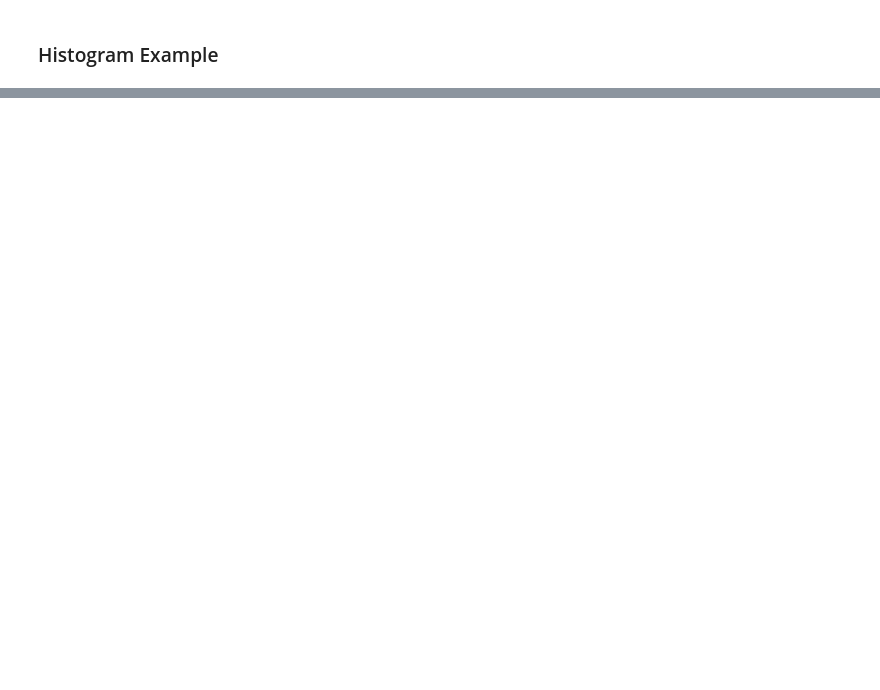
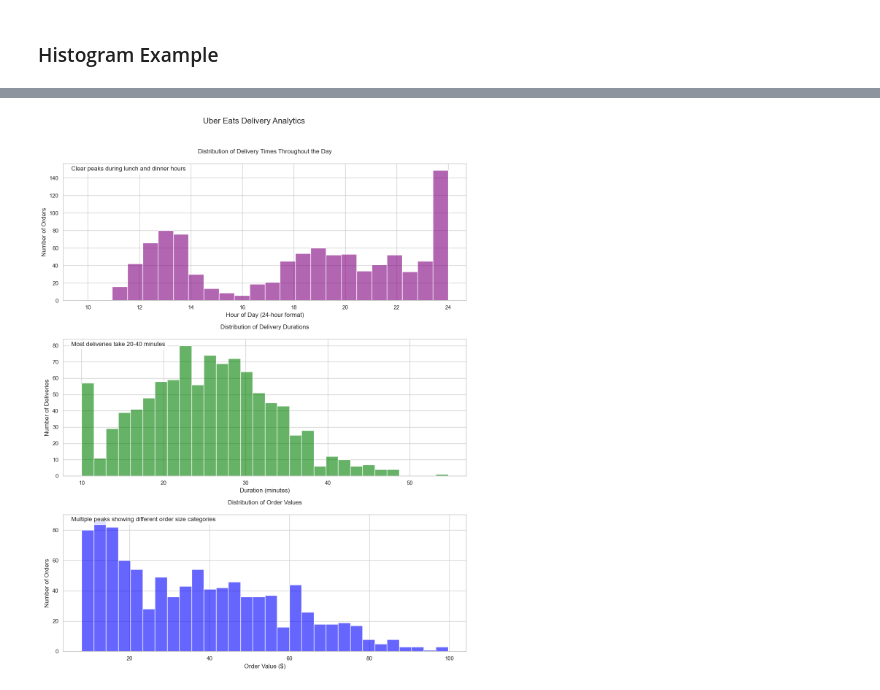
Before and after one commit to ndr3svt/dataScienceLearningExamples, a Jupyter notebook: data_analysis_examples.ipynb, the cells around one changed output, grey strips where cells are left out. Cells and saved outputs as stored; diff of their text form; code cells hidden in the pictures; blank space fills up the shorter version.

```diff
--- a/data_analysis_examples.ipynb
+++ b/data_analysis_examples.ipynb
@@ -119,0 +343,100 @@ plt.show()
+# %%
+import pandas as pd
+import numpy as np
+import seaborn as sns
+import matplotlib.pyplot as plt
+
+# Set random seed for reproducibility
+np.random.seed(42)
+
+# Generate realistic delivery data
+n_deliveries = 999  # Make it divisible by 3
+
+# Create time periods (lunch, dinner, late night)
+lunch_times = np.random.normal(13, 1, n_deliveries // 3)  # Around 1 PM
+dinner_times = np.random.normal(19, 1.5, n_deliveries // 3)  # Around 7 PM
+late_night = np.random.normal(23, 2, n_deliveries // 3)  # Around 11 PM
+
+# Combine all times and ensure they're within 0-24 range
+delivery_times = np.concatenate([lunch_times, dinner_times, late_night])
+delivery_times = np.clip(delivery_times, 0, 24)
+
+# Generate delivery durations (in minutes)
+base_duration = np.random.normal(25, 8, n_deliveries)  # Base delivery time
+traffic_factor = 5 * np.sin(delivery_times * np.pi/12)  # Traffic effect varies by time of day
+weather_factor = np.random.exponential(2, n_deliveries)  # Random weather delays
+total_duration = np.clip(base_duration + traffic_factor + weather_factor, 10, 90)
+
+# Generate order values (adjust sizes to match n_deliveries)
+order_values = np.concatenate([
+    np.random.normal(15, 5, n_deliveries // 3),    # Regular orders
+    np.random.normal(35, 10, n_deliveries // 3),   # Medium orders
+    np.random.normal(60, 15, n_deliveries // 3)    # Large orders
+])
+order_values = np.clip(order_values, 8, 100)  # Minimum $8, Maximum $100
+
+# Create DataFrame
+uber_eats_data = pd.DataFrame({
+    'delivery_time': delivery_times,
+    'duration': total_duration,
+    'order_value': order_values
+})
+
+# Create a figure with three subplots
+fig, (ax1, ax2, ax3) = plt.subplots(3, 1, figsize=(12, 15))
+
+# 1. Delivery Times Histogram
+sns.histplot(data=uber_eats_data, x='delivery_time', bins=24,
+            ax=ax1, color='purple', alpha=0.6)
+ax1.set_title('Distribution of Delivery Times Throughout the Day', pad=20)
+ax1.set_xlabel('Hour of Day (24-hour format)')
+ax1.set_ylabel('Number of Orders')
+ax1.text(0.02, 0.95, 'Clear peaks during lunch and dinner hours',
+         transform=ax1.transAxes, bbox=dict(facecolor='white', alpha=0.8))
+
+# 2. Delivery Duration Histogram
+sns.histplot(data=uber_eats_data, x='duration', bins=30,
+            ax=ax2, color='green', alpha=0.6)
+ax2.set_title('Distribution of Delivery Durations', pad=20)
+ax2.set_xlabel('Duration (minutes)')
+ax2.set_ylabel('Number of Deliveries')
+ax2.text(0.02, 0.95, 'Most deliveries take 20-40 minutes',
+         transform=ax2.transAxes, bbox=dict(facecolor='white', alpha=0.8))
+
+# 3. Order Value Histogram
+sns.histplot(data=uber_eats_data, x='order_value', bins=30,
+            ax=ax3, color='blue', alpha=0.6)
+ax3.set_title('Distribution of Order Values', pad=20)
+ax3.set_xlabel('Order Value ($)')
+ax3.set_ylabel('Number of Orders')
+ax3.text(0.02, 0.95, 'Multiple peaks showing different order size categories',
+         transform=ax3.transAxes, bbox=dict(facecolor='white', alpha=0.8))
+
+# Add an overall title
+plt.suptitle('Uber Eats Delivery Analytics', fontsize=16, y=1.02)
+
+# Adjust layout
+plt.tight_layout()
+
+# Show the plot
+plt.show()
+
+# Print summary statistics
+print("\nSummary Statistics:")
+print("\nDelivery Times (Hour of Day):")
+print(uber_eats_data['delivery_time'].describe().round(2))
+print("\nDelivery Durations (Minutes):")
+print(uber_eats_data['duration'].describe().round(2))
+print("\nOrder Values ($):")
+print(uber_eats_data['order_value'].describe().round(2))
+
+# Calculate some interesting metrics
+print("\nInteresting Metrics:")
+print(f"Percentage of deliveries during lunch hours (11-14): "
+      f"{(uber_eats_data['delivery_time'].between(11,14)).mean()*100:.1f}%")
+print(f"Percentage of deliveries during dinner hours (18-21): "
+      f"{(uber_eats_data['delivery_time'].between(18,21)).mean()*100:.1f}%")
+print(f"Percentage of orders over $50: "
+      f"{(uber_eats_data['order_value'] > 50).mean()*100:.1f}%")
+# %% [output]
+[figure, added]
```
Also changed, not shown: parts of 12 cells of this notebook, 2 other files.
